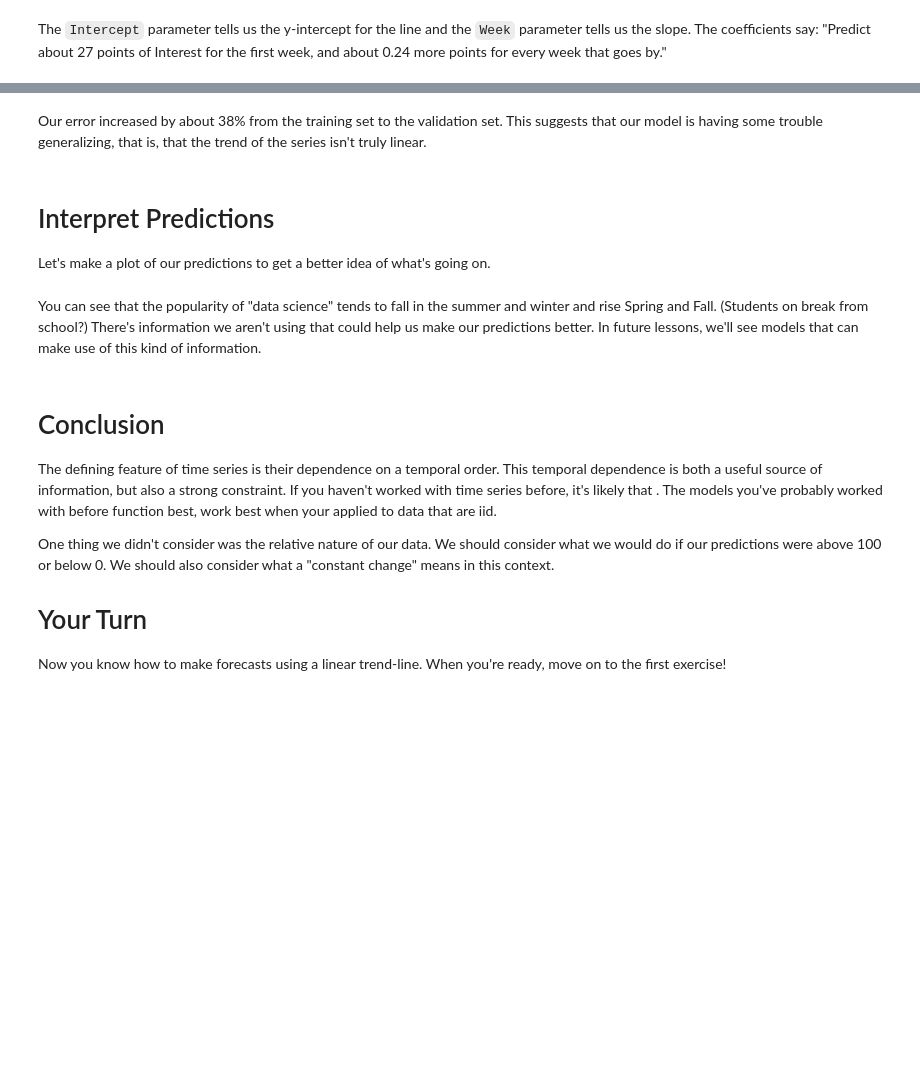
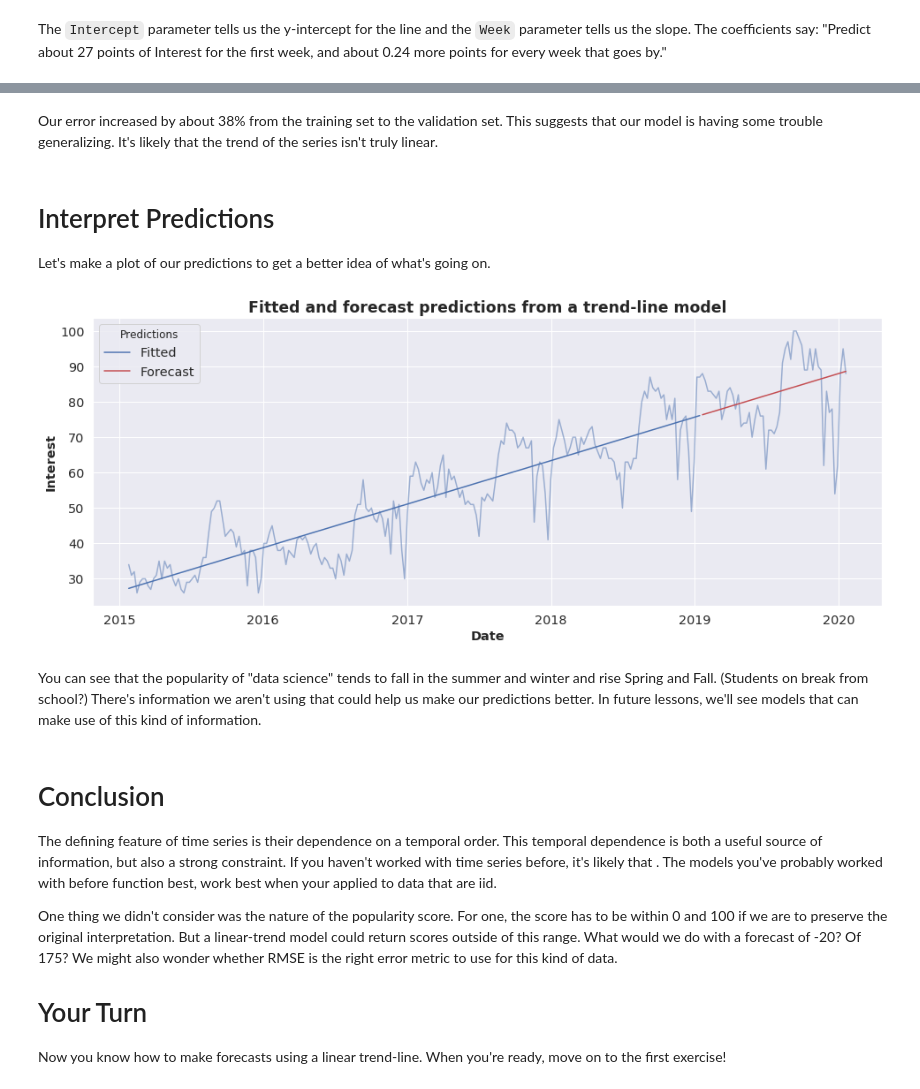
Before and after one commit to ryanholbrook/kaggle-learn, a Jupyter notebook: notebooks/tutorial-1-first-model.ipynb, the cells around one changed output, grey strips where cells are left out. Cells and saved outputs as stored; diff of their text form; code cells hidden in the pictures; blank space fills up the shorter version.

```diff
--- a/notebooks/tutorial-1-first-model.ipynb
+++ b/notebooks/tutorial-1-first-model.ipynb
@@ -156,5 +204,5 @@ print(rmse_val)
 # %% [markdown]
-Our error increased by about 38% from the training set to the validation set. This suggests that our model is having some trouble generalizing, that is, that the trend of the series isn't truly linear.
+Our error increased by about 38% from the training set to the validation set. This suggests that our model is having some trouble generalizing. It's likely that the trend of the series isn't truly linear.
 # %% [markdown]
 # Interpret Predictions #
 
@@ -162,13 +210,15 @@ Let's make a plot of our predictions to get a better idea of what's going on.
 # %%
 plt.figure(figsize=(16,6))
 sns.lineplot(data=data.Interest, alpha=0.5)
 sns.lineplot(data=train_predictions, label='Fitted', color='b')
 sns.lineplot(data=val_predictions, label='Forecast', color='r');
-plt.title("Fitted and forecast predictions from the regression model")
+plt.title("Fitted and forecast predictions from a trend-line model")
 plt.xlabel("Date")
 plt.ylabel("Interest")
 plt.legend(title="Predictions")
 plt.show()
+# %% [output]
+[figure, added]
 # %% [markdown]
 You can see that the popularity of "data science" tends to fall in the summer and winter and rise Spring and Fall. (Students on break from school?) There's information we aren't using that could help us make our predictions better. In future lessons, we'll see models that can make use of this kind of information.
 # %% [markdown]
@@ -176,7 +226,7 @@ You can see that the popularity of "data science" tends to fall in the summer an
 
 The defining feature of time series is their dependence on a temporal order. This temporal dependence is both a useful source of information, but also a strong constraint. If you haven't worked with time series before, it's likely that . The models you've probably worked with before function best, work best when your applied to data that are iid.
 
-One thing we didn't consider was the relative nature of our data. We should consider what we would do if our predictions were above 100 or below 0. We should also consider what a "constant change" means in this context.
+One thing we didn't consider was the nature of the popularity score. For one, the score has to be within 0 and 100 if we are to preserve the original interpretation. But a linear-trend model could return scores outside of this range. What would we do with a forecast of -20? Of 175? We might also wonder whether RMSE is the right error metric to use for this kind of data.
 
 # Your Turn #
 
```
Also changed, not shown: parts of 14 cells of this notebook, 1 other file.
